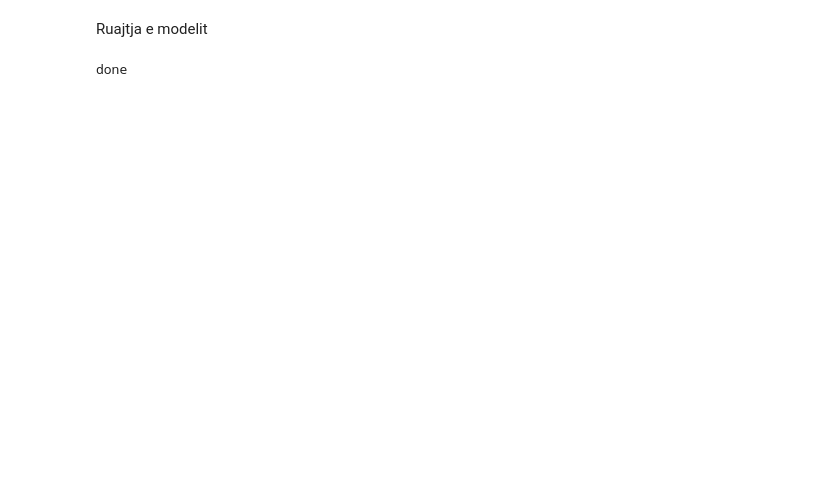
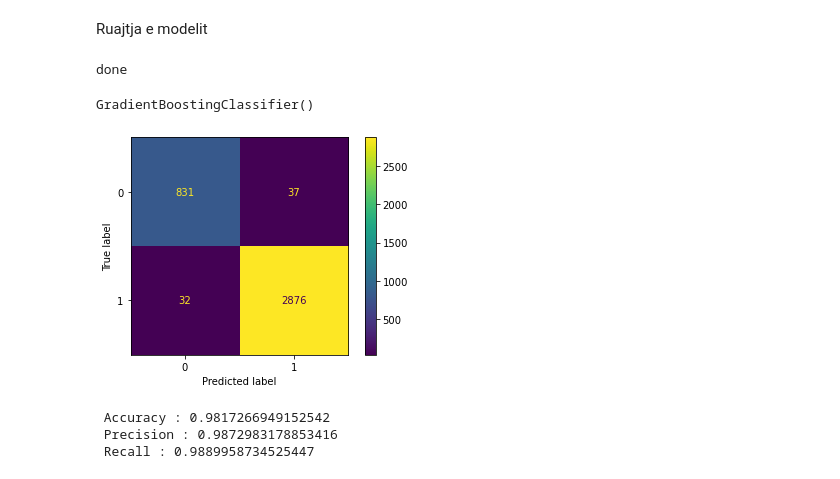
Before and after one commit to Rrezeartaa/BurpExtension, a Jupyter notebook: SQLI_LSTM.ipynb, the cells around one changed output. Saved outputs shown, nothing was run; the diff lists cells and outputs as text; code cells hidden in the pictures; blank space fills up the shorter version.

```diff
--- a/SQLI_LSTM.ipynb
+++ b/SQLI_LSTM.ipynb
@@ -177,3 +177,28 @@ done
 # %%
 loaded_model = tf.keras.models.load_model('lstm_model.h5')
 loaded_model.load_weights('lstm_weights.h5')
+# %%
+# Gradient Boosting
+from sklearn.ensemble import GradientBoostingClassifier
+
+regressor = GradientBoostingClassifier()
+regressor.fit(sequences_matrix, y_train)
+# %% [output]
+GradientBoostingClassifier()
+# %%
+y_pred_log_reg=regressor.predict(X_test_sequences_matrix)
+# %%
+from sklearn.metrics import confusion_matrix
+from sklearn.metrics import plot_confusion_matrix
+confusion_matrix(y_test, y_pred_log_reg)
+plot_confusion_matrix(regressor, X_test_sequences_matrix, y_test)
+plt.show()
+accuracy=accuracy_score(y_test, y_pred_log_reg)
+precision=precision_score(y_test, y_pred_log_reg, zero_division=1)
+recall=recall_score(y_test, y_pred_log_reg, zero_division=1)
+print(" Accuracy : {0} \n Precision : {1} \n Recall : {2}".format(accuracy, precision, recall))
+# %% [output]
+[figure, added]
+ Accuracy : 0.9817266949152542
+ Precision : 0.9872983178853416
+ Recall : 0.9889958734525447
```
Also changed, not shown: parts of 10 cells of this notebook, 14 other files.
